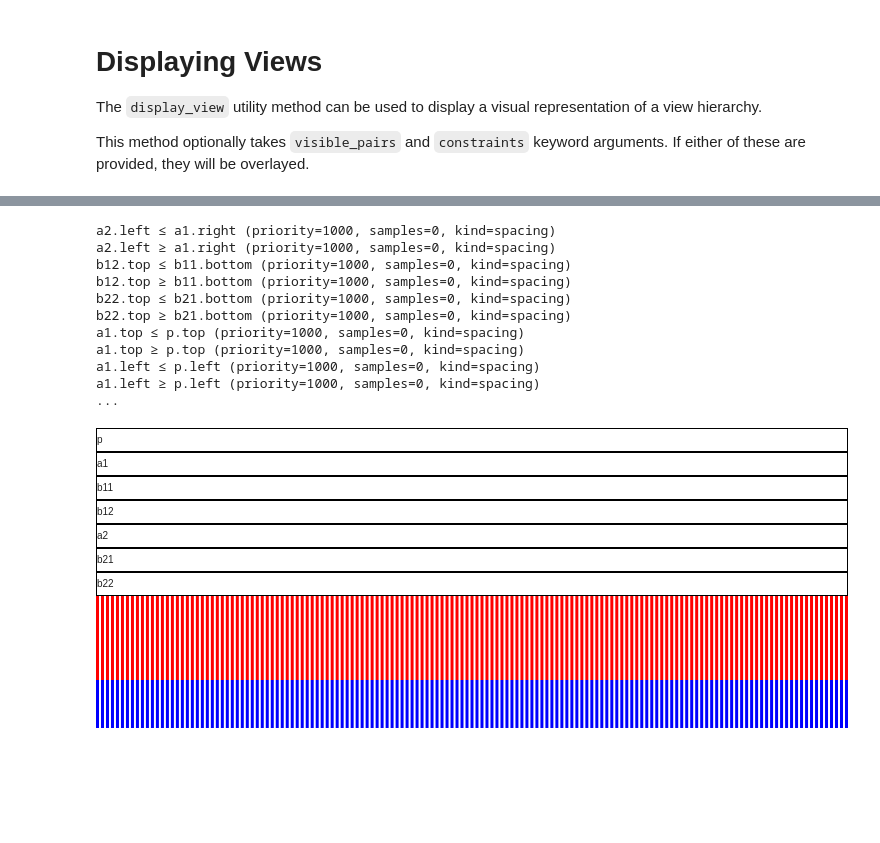
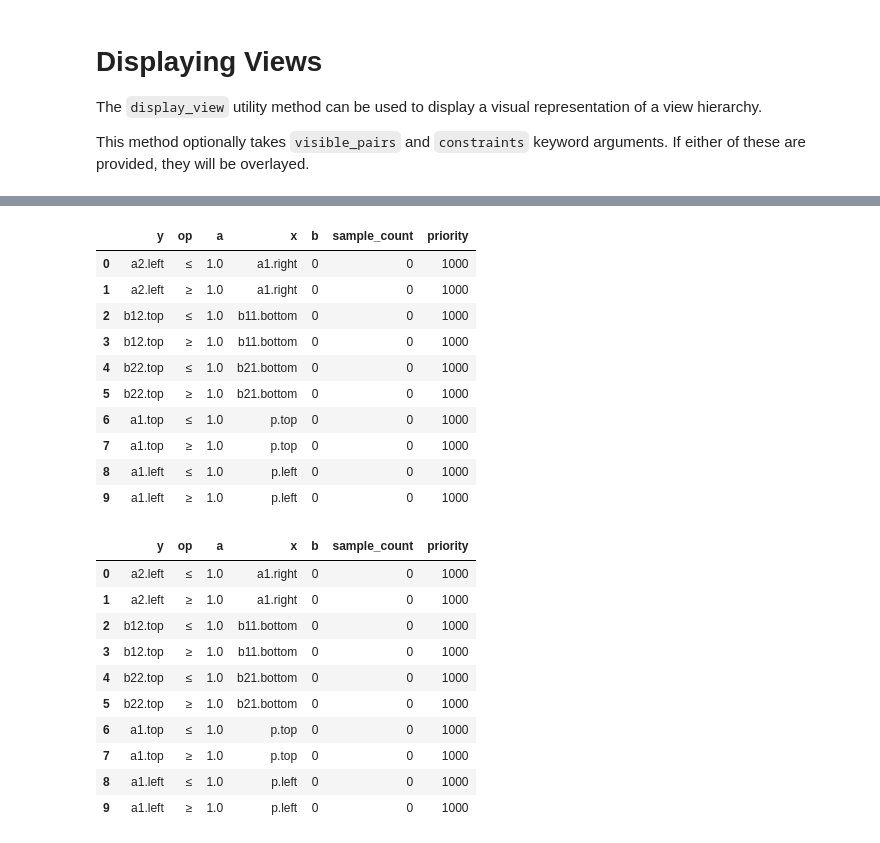
Before and after one commit to MangoTeam/mockdown, a Jupyter notebook: Demo.ipynb, the cells around one changed output, grey strips where cells are left out. Drawn from its saved outputs; the diff is of its cells as text; code cells hidden in the pictures; blank space fills up the shorter version.

```diff
--- a/Demo.ipynb
+++ b/Demo.ipynb
@@ -87,30 +142,33 @@ b22
 # %%
 from mockdown.logic import valid_constraints
-constraints = list(valid_constraints(sample_view, anchor_pairs))
 
-for constraint in constraints[0:10]:
-    print(str(constraint))
-print("...")
+constraint_sets = list()
+
+for i in range(len(sample_views)):
+    constraint_sets += [list(valid_constraints(sample_views[i], anchor_pairs[i]))]
+
+for constraint_set in constraint_sets:
+    display(pd.DataFrame(map(IConstraint.to_dict, constraint_set[0:10])))
 # %% [output]
-a2.left ≤ a1.right (priority=1000, samples=0, kind=spacing)
-a2.left ≥ a1.right (priority=1000, samples=0, kind=spacing)
-b12.top ≤ b11.bottom (priority=1000, samples=0, kind=spacing)
-b12.top ≥ b11.bottom (priority=1000, samples=0, kind=spacing)
-b22.top ≤ b21.bottom (priority=1000, samples=0, kind=spacing)
-b22.top ≥ b21.bottom (priority=1000, samples=0, kind=spacing)
-a1.top ≤ p.top (priority=1000, samples=0, kind=spacing)
-a1.top ≥ p.top (priority=1000, samples=0, kind=spacing)
-a1.left ≤ p.left (priority=1000, samples=0, kind=spacing)
-a1.left ≥ p.left (priority=1000, samples=0, kind=spacing)
-...
+|  | y | op | a | x | b | sample_count | priority |
+| 0 | a2.left | ≤ | 1.0 | a1.right | 0 | 0 | 1000 |
+| 1 | a2.left | ≥ | 1.0 | a1.right | 0 | 0 | 1000 |
+| 2 | b12.top | ≤ | 1.0 | b11.bottom | 0 | 0 | 1000 |
+| 3 | b12.top | ≥ | 1.0 | b11.bottom | 0 | 0 | 1000 |
+| 4 | b22.top | ≤ | 1.0 | b21.bottom | 0 | 0 | 1000 |
+| 5 | b22.top | ≥ | 1.0 | b21.bottom | 0 | 0 | 1000 |
+| 6 | a1.top | ≤ | 1.0 | p.top | 0 | 0 | 1000 |
+| 7 | a1.top | ≥ | 1.0 | p.top | 0 | 0 | 1000 |
+| 8 | a1.left | ≤ | 1.0 | p.left | 0 | 0 | 1000 |
+| 9 | a1.left | ≥ | 1.0 | p.left | 0 | 0 | 1000 |
+|  | y | op | a | x | b | sample_count | priority |
+| 0 | a2.left | ≤ | 1.0 | a1.right | 0 | 0 | 1000 |
+| 1 | a2.left | ≥ | 1.0 | a1.right | 0 | 0 | 1000 |
+| 2 | b12.top | ≤ | 1.0 | b11.bottom | 0 | 0 | 1000 |
+| 3 | b12.top | ≥ | 1.0 | b11.bottom | 0 | 0 | 1000 |
+| 4 | b22.top | ≤ | 1.0 | b21.bottom | 0 | 0 | 1000 |
+| 5 | b22.top | ≥ | 1.0 | b21.bottom | 0 | 0 | 1000 |
+| 6 | a1.top | ≤ | 1.0 | p.top | 0 | 0 | 1000 |
+| 7 | a1.top | ≥ | 1.0 | p.top | 0 | 0 | 1000 |
+| 8 | a1.left | ≤ | 1.0 | p.left | 0 | 0 | 1000 |
+| 9 | a1.left | ≥ | 1.0 | p.left | 0 | 0 | 1000 |
-# %%
-html_str = str(display_view(sample_view, constraints=constraints, scale=3))
-display(HTML(html_str))
-# %% [output]
-p
-a1
-b11
-b12
-a2
-b21
-b22
```
Also changed, not shown: parts of 10 cells of this notebook, 4 other files.
